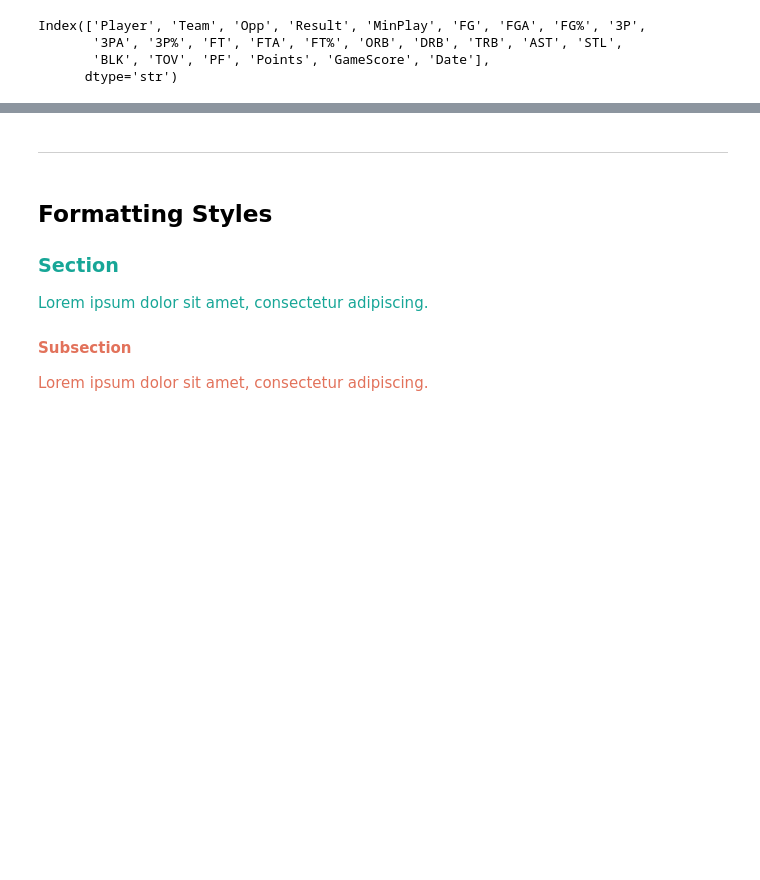
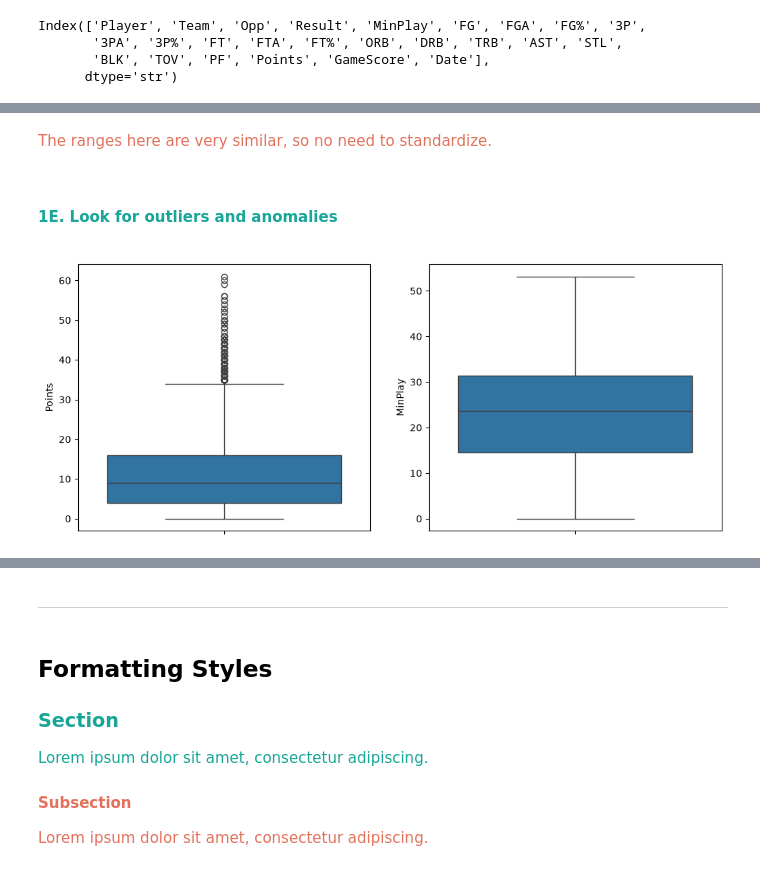
Before and after one commit to awomann/nba-prediction, a Jupyter notebook: Desktop/Coding/NBA Prediction/NBA_Predictive_Analytics.ipynb, the cells around one changed output, grey strips where cells are left out. Drawn from its saved outputs; the diff is of its cells as text; code cells hidden in the pictures; blank space fills up the shorter version.

```diff
--- a/Desktop/Coding/NBA Prediction/NBA_Predictive_Analytics.ipynb
+++ b/Desktop/Coding/NBA Prediction/NBA_Predictive_Analytics.ipynb
@@ -372,0 +405,19 @@ stats_df.head(10)
+# %% [markdown]
+<span style="color:#E2725B">
+
+The ranges here are very similar, so no need to standardize.
+
+</span>
+# %% [markdown]
+<span style="color:#17A697">
+
+#### 1E. Look for outliers and anomalies
+
+</span>
+# %%
+fig, axes = plt.subplots(1, 2, figsize=(12, 5))
+sns.boxplot(data = new_df, y = 'Points', ax = axes[0])
+sns.boxplot(data = new_df, y = 'MinPlay', ax = axes[1])
+plt.show()
+# %% [output]
+[figure, added]
```
Also changed, not shown: parts of 39 cells of this notebook.
